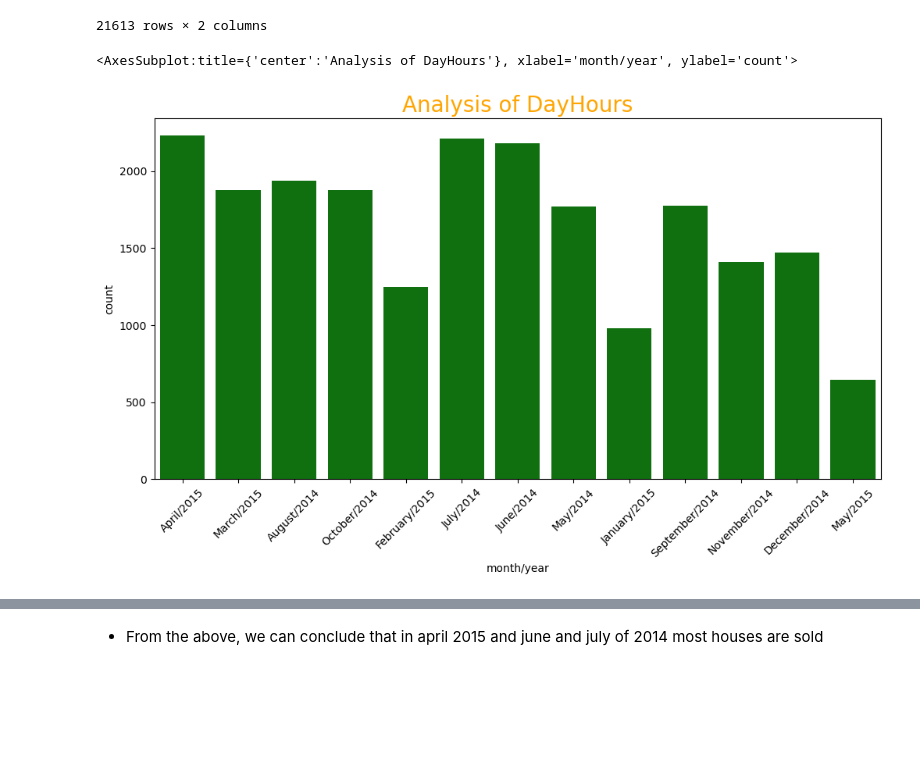
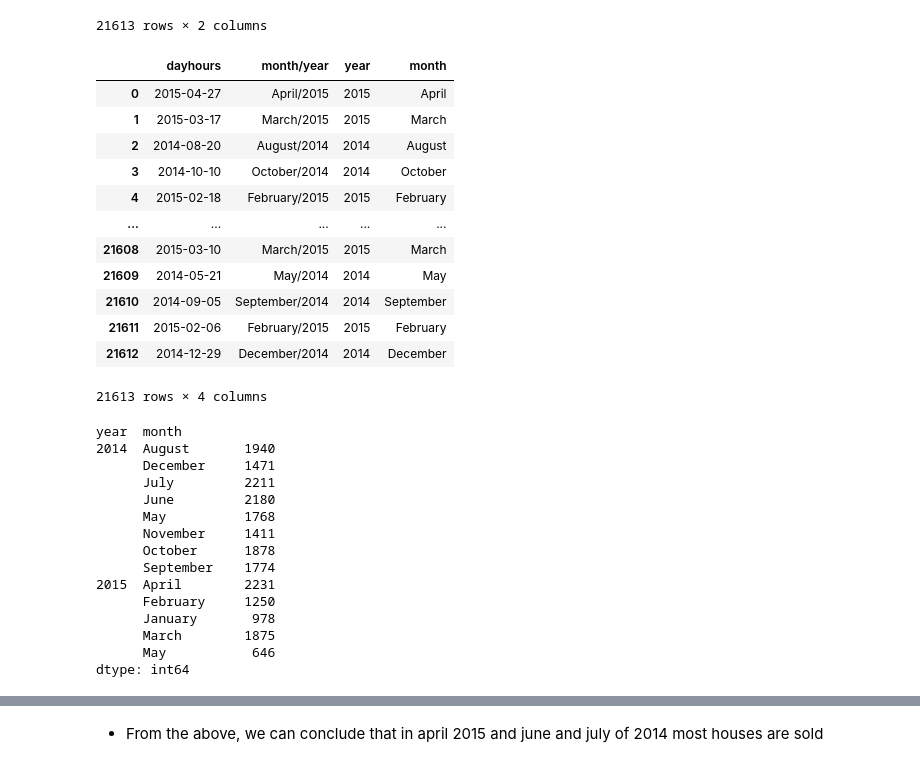
Before and after one commit to rivillasm/ineuron, a Jupyter notebook: Projects/RealEstate.ipynb, the cells around one changed output, grey strips where cells are left out. Cells and saved outputs as stored; diff of their text form; code cells hidden in the pictures; blank space fills up the shorter version.

```diff
--- a/Projects/RealEstate.ipynb
+++ b/Projects/RealEstate.ipynb
@@ -541,12 +555,39 @@ df[['dayhours','month/year']]
 | 21611 | 2015-02-06 | February/2015 |
 | 21612 | 2014-12-29 | December/2014 |
 21613 rows × 2 columns
-# %%
-# houses sale per month
-plt.figure(figsize=(12,6))
-plt.xticks(rotation = 45)
-plt.title(f"Analysis of DayHours" , fontsize=20, color="orange")
-sns.countplot(df['month/year'],color='green')
-# %% [output]
-<AxesSubplot:title={'center':'Analysis of DayHours'}, xlabel='month/year', ylabel='count'>
-[figure, removed]
+# %%
+df['month']=df['dayhours'].apply(lambda x: x.strftime('%B'))
+df['year']=df['dayhours'].apply(lambda x: x.strftime('%Y'))
+df[['dayhours','month/year','year','month']]
+# %% [output]
+|  | dayhours | month/year | year | month |
+| 0 | 2015-04-27 | April/2015 | 2015 | April |
+| 1 | 2015-03-17 | March/2015 | 2015 | March |
+| 2 | 2014-08-20 | August/2014 | 2014 | August |
+| 3 | 2014-10-10 | October/2014 | 2014 | October |
+| 4 | 2015-02-18 | February/2015 | 2015 | February |
+| ... | ... | ... | ... | ... |
+| 21608 | 2015-03-10 | March/2015 | 2015 | March |
+| 21609 | 2014-05-21 | May/2014 | 2014 | May |
+| 21610 | 2014-09-05 | September/2014 | 2014 | September |
+| 21611 | 2015-02-06 | February/2015 | 2015 | February |
+| 21612 | 2014-12-29 | December/2014 | 2014 | December |
+21613 rows × 4 columns
+# %%
+df[['dayhours','month/year','year','month']].sort_values(by=['year','month']).groupby(['year','month']).size()
+# %% [output]
+year  month
+2014  August       1940
+      December     1471
+      July         2211
+      June         2180
+      May          1768
+      November     1411
+      October      1878
+      September    1774
+2015  April        2231
+      February     1250
+      January       978
+      March        1875
+      May           646
+dtype: int64
```
Also changed, not shown: parts of 7 cells of this notebook.
